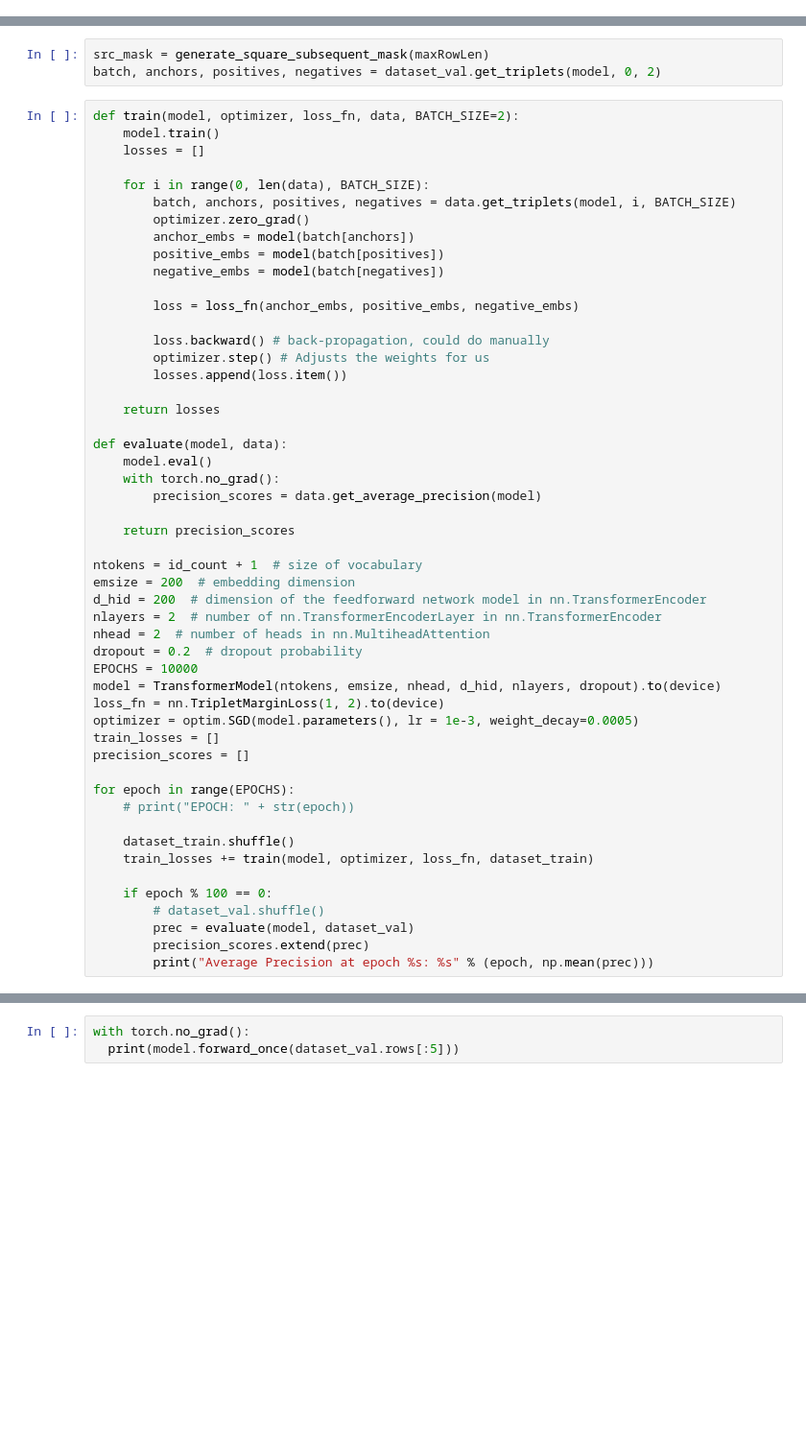
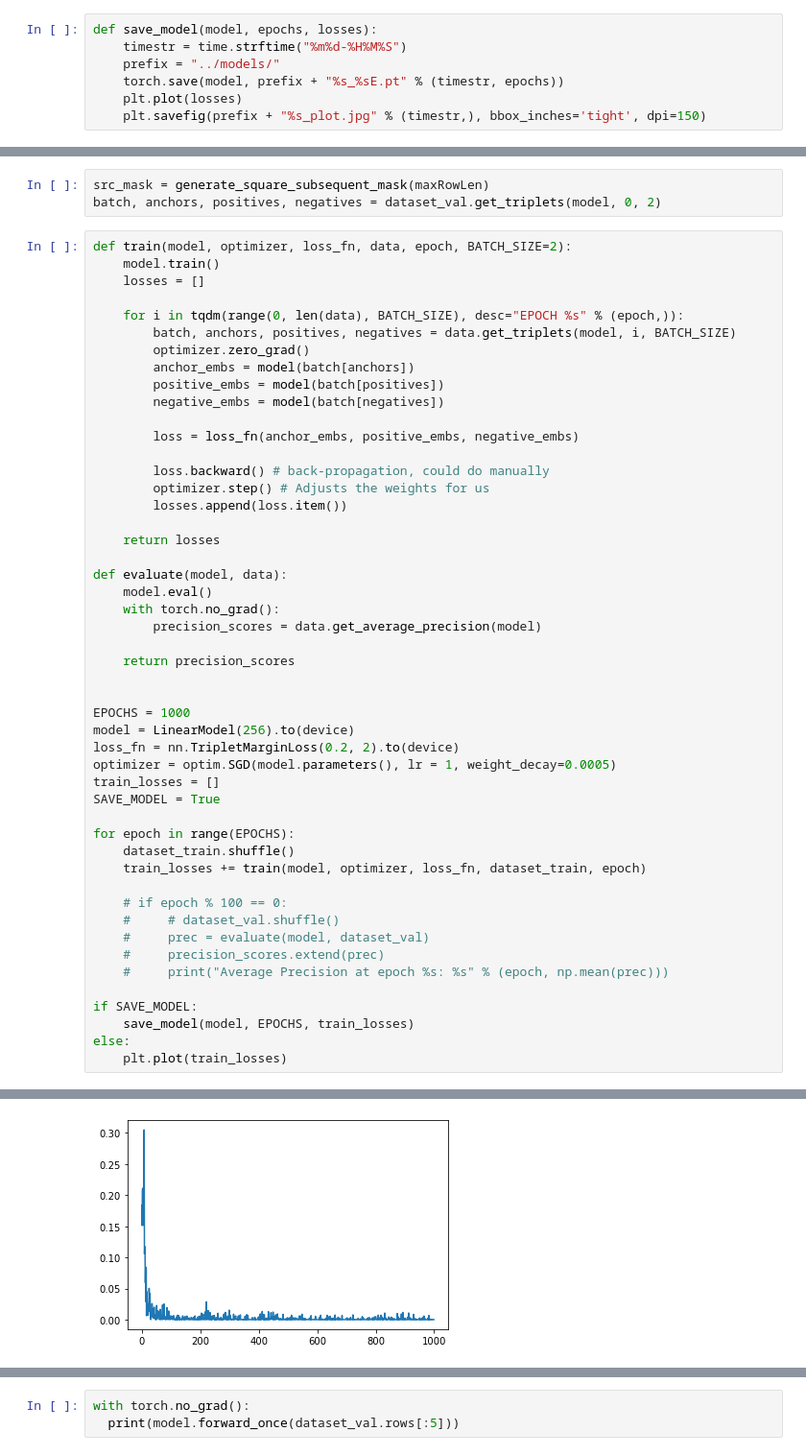
Before and after one commit to psaunderualberta/BareTQL_ML, a Jupyter notebook: Data Analysis/BareTQL Data Analysis.ipynb, the cells around one changed output, grey strips where cells are left out. Shown: that part at 96% size. Cells and saved outputs as stored; diff of their text form; blank space fills up the shorter version.

Commit message:
Copied model from AP_Loss, getting good results on vvv small dataset

```diff
--- a/Data Analysis/BareTQL Data Analysis.ipynb
+++ b/Data Analysis/BareTQL Data Analysis.ipynb
@@ -21,6 +22,13 @@ import math
 # FaceNet: https://arxiv.org/pdf/1503.03832.pdf
 # %%
 device = 'cuda' if torch.cuda.is_available() else 'cpu'
+# %%
+def save_model(model, epochs, losses):
+    timestr = time.strftime("%m%d-%H%M%S")
+    prefix = "../models/"
+    torch.save(model, prefix + "%s_%sE.pt" % (timestr, epochs))
+    plt.plot(losses)
+    plt.savefig(prefix + "%s_plot.jpg" % (timestr,), bbox_inches='tight', dpi=150)
 # %%
 def dfCheck(df):
 
@@ -316,11 +372,11 @@ dataset_test = TableDataset(table_tensors_test)
 src_mask = generate_square_subsequent_mask(maxRowLen)
 batch, anchors, positives, negatives = dataset_val.get_triplets(model, 0, 2)
 # %%
-def train(model, optimizer, loss_fn, data, BATCH_SIZE=2):
+def train(model, optimizer, loss_fn, data, epoch, BATCH_SIZE=2):
     model.train()
     losses = []
 
-    for i in range(0, len(data), BATCH_SIZE):
+    for i in tqdm(range(0, len(data), BATCH_SIZE), desc="EPOCH %s" % (epoch,)):
         batch, anchors, positives, negatives = data.get_triplets(model, i, BATCH_SIZE)
         optimizer.zero_grad()
         anchor_embs = model(batch[anchors])
@@ -342,28 +398,26 @@ def evaluate(model, data):
 
     return precision_scores
 
-ntokens = id_count + 1  # size of vocabulary
-emsize = 200  # embedding dimension
-d_hid = 200  # dimension of the feedforward network model in nn.TransformerEncoder
-nlayers = 2  # number of nn.TransformerEncoderLayer in nn.TransformerEncoder
-nhead = 2  # number of heads in nn.MultiheadAttention
-dropout = 0.2  # dropout probability
-EPOCHS = 10000
-model = TransformerModel(ntokens, emsize, nhead, d_hid, nlayers, dropout).to(device)
-loss_fn = nn.TripletMarginLoss(1, 2).to(device)
-optimizer = optim.SGD(model.parameters(), lr = 1e-3, weight_decay=0.0005)
+
+EPOCHS = 1000
+model = LinearModel(256).to(device)
+loss_fn = nn.TripletMarginLoss(0.2, 2).to(device)
+optimizer = optim.SGD(model.parameters(), lr = 1, weight_decay=0.0005)
 train_losses = []
-precision_scores = []
+SAVE_MODEL = True
 
 for epoch in range(EPOCHS):
-    # print("EPOCH: " + str(epoch))
+    dataset_train.shuffle()
+    train_losses += train(model, optimizer, loss_fn, dataset_train, epoch)
 
-    dataset_train.shuffle()
-    train_losses += train(model, optimizer, loss_fn, dataset_train)
+    # if epoch % 100 == 0:
+    #     # dataset_val.shuffle()
+    #     prec = evaluate(model, dataset_val)
+    #     precision_scores.extend(prec)
+    #     print("Average Precision at epoch %s: %s" % (epoch, np.mean(prec)))
 
-    if epoch % 100 == 0:
-        # dataset_val.shuffle()
-        prec = evaluate(model, dataset_val)
-        precision_scores.extend(prec)
-        print("Average Precision at epoch %s: %s" % (epoch, np.mean(prec)))
+if SAVE_MODEL:
+    save_model(model, EPOCHS, train_losses)
+else:
+    plt.plot(train_losses)
 # %% [output]
@@ -386,0 +424 @@ Average Precision at epoch 9900: 0.487037037037037
+[figure, added]
```
Also changed, not shown: parts of 10 cells of this notebook.
